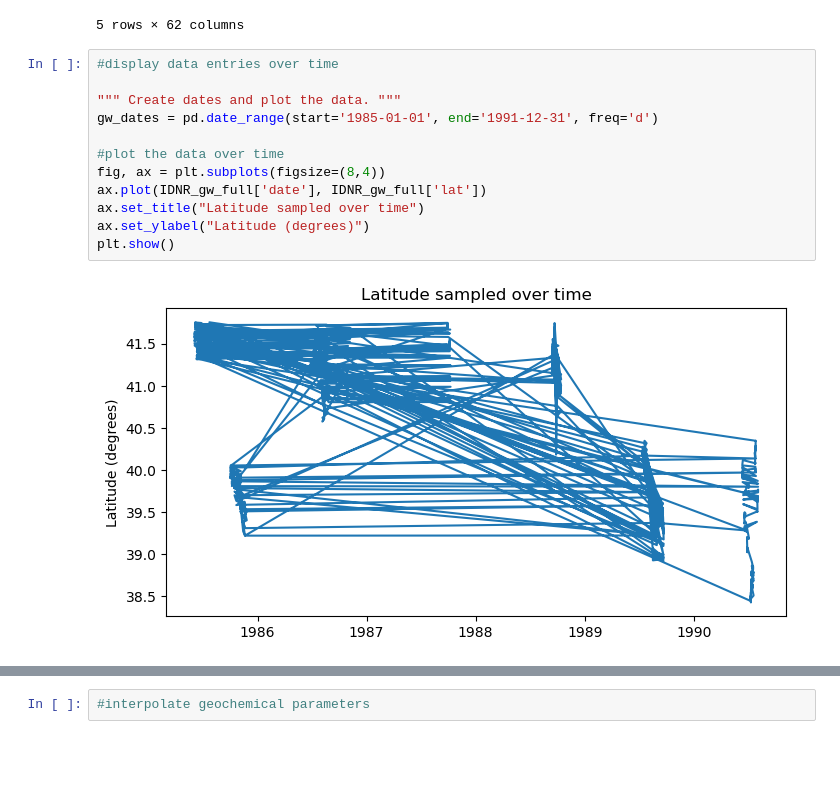
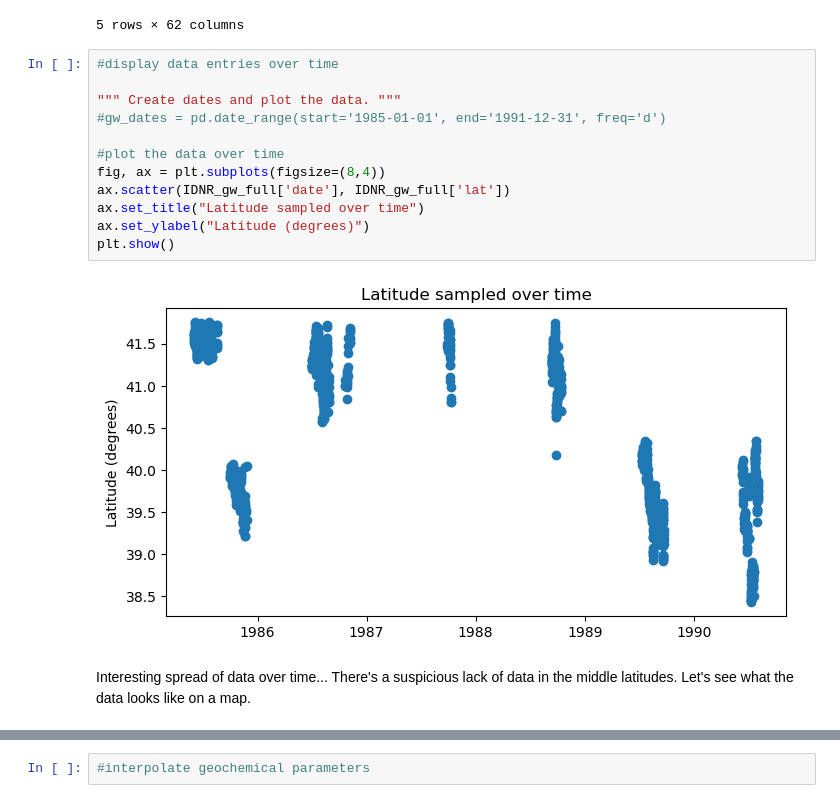
Before and after one commit to cookjan/G690_jcc, a Jupyter notebook: research_project/IDNR_GW.ipynb, the cells around one changed output, grey strips where cells are left out. Saved outputs shown, nothing was run; the diff lists cells and outputs as text; blank space fills up the shorter version.

```diff
--- a/research_project/IDNR_GW.ipynb
+++ b/research_project/IDNR_GW.ipynb
@@ -48,17 +49,19 @@ IDNR_gw_full.head()
 # %%
 #display data entries over time
 
 """ Create dates and plot the data. """
-gw_dates = pd.date_range(start='1985-01-01', end='1991-12-31', freq='d')
+#gw_dates = pd.date_range(start='1985-01-01', end='1991-12-31', freq='d')
 
 #plot the data over time
 fig, ax = plt.subplots(figsize=(8,4))
-ax.plot(IDNR_gw_full['date'], IDNR_gw_full['lat'])
+ax.scatter(IDNR_gw_full['date'], IDNR_gw_full['lat'])
 ax.set_title("Latitude sampled over time")
 ax.set_ylabel("Latitude (degrees)")
 plt.show()
 # %% [output]
-[figure, old version]
+[figure, new version]
+# %% [markdown]
+Interesting spread of data over time... There's a suspicious lack of data in the middle latitudes. Let's see what the data looks like on a map.
 # %%
 #display data points on map
 
```
Also changed, not shown: parts of 7 cells of this notebook.
